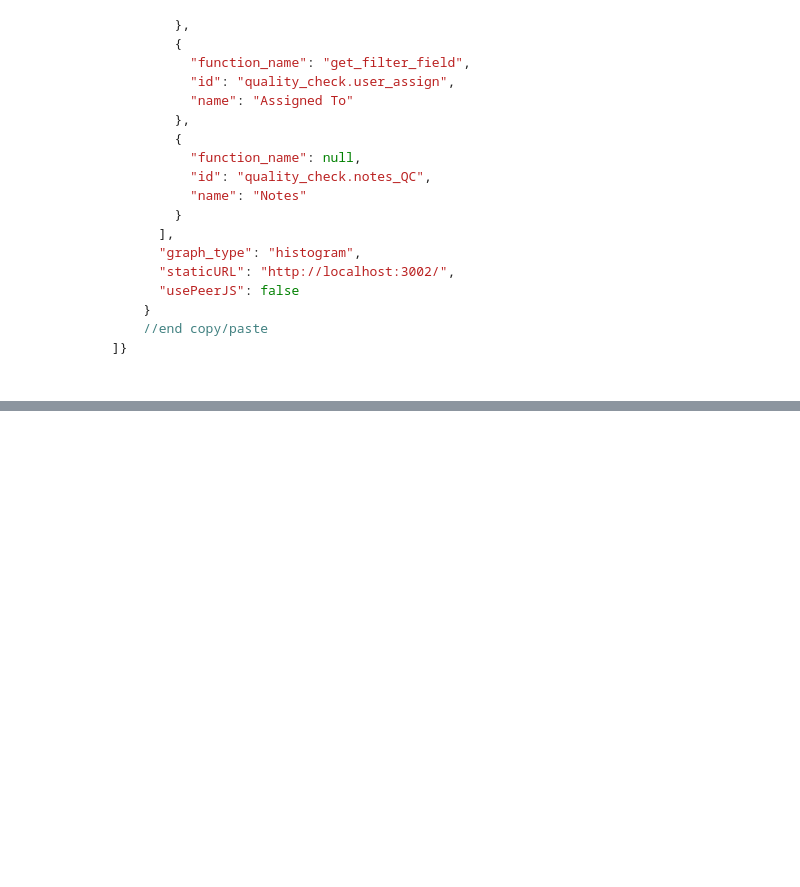
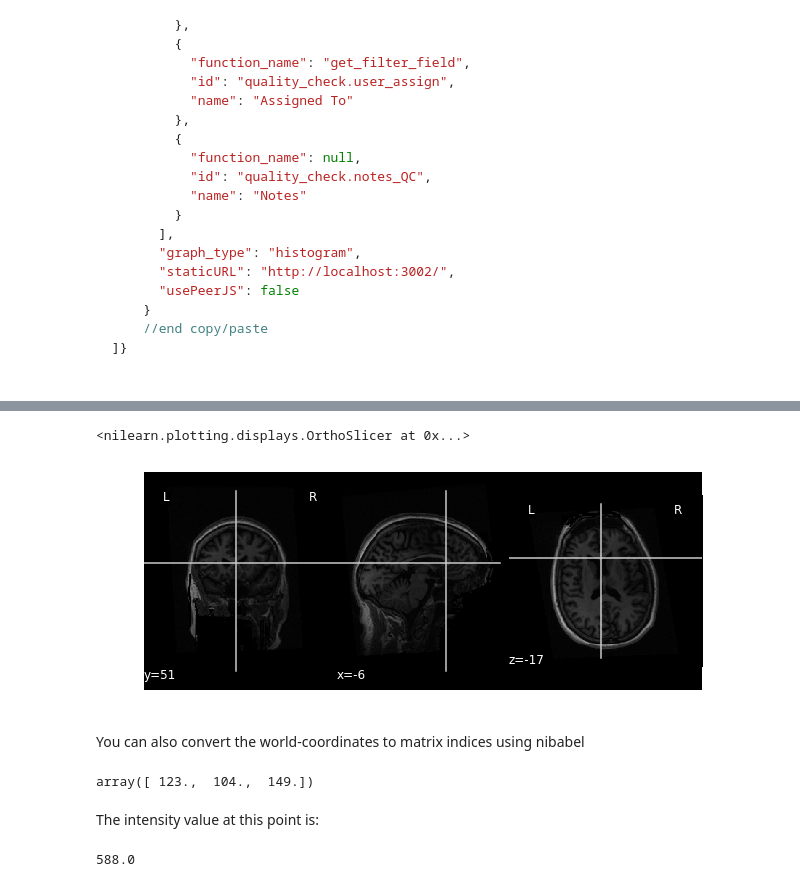
Before and after one commit to seldamat/mindcontrol_docs, a Jupyter notebook: Installing_mindcontrol.ipynb, the cells around one changed output, grey strips where cells are left out. Drawn from its saved outputs; the diff is of its cells as text; code cells hidden in the pictures; blank space fills up the shorter version.

```diff
--- a/Installing_mindcontrol.ipynb
+++ b/Installing_mindcontrol.ipynb
@@ -243,0 +266,13 @@ Navigate to localhost:3000 once again, and see how a new module (named Test) has
+# %%
+# Use this function to get access to the mindcontrol mongo database entries
+def get_collection(port=3001):
+    from pymongo import MongoClient
+    client = MongoClient("localhost", port)
+    db =  client.meteor
+    collection = db.subjects
+    return collection, client
+# %%
+coll, cli = get_collection()
+# %%
+annot_entry = coll.find_one({"subject_id":"sub-01"})
+annot_entry
@@ -243,0 +311,12 @@ Navigate to localhost:3000 once again, and see how a new module (named Test) has
+# %%
+world_coords = [annot_entry["loggedPoints"][0]["world_coor"]["x"],
+                annot_entry["loggedPoints"][0]["world_coor"]["y"],
+                annot_entry["loggedPoints"][0]["world_coor"]["z"]]
+fig, ax = subplots(1,1,figsize=(10,4))
+plot_anat("mindcontrol_base_dir/sub-01/anat/sub-01_T1w.nii.gz",
+          cut_coords=world_coords, axes=ax)
+# %% [output]
+<nilearn.plotting.displays.OrthoSlicer at 0x...>
+[figure, added]
+# %% [markdown]
+You can also convert the world-coordinates to matrix indices using nibabel
@@ -243,0 +327,10 @@ Navigate to localhost:3000 once again, and see how a new module (named Test) has
+# %%
+np.round(np.linalg.inv(aff) @ np.asarray(world_coords + [1]))[:3]
+# %% [output]
+array([ 123.,  104.,  149.])
+# %% [markdown]
+The intensity value at this point is:
+# %%
+data[124, 104, 149]
+# %% [output]
+588.0
```
Also changed, not shown: parts of 17 cells of this notebook, 7 other files.
